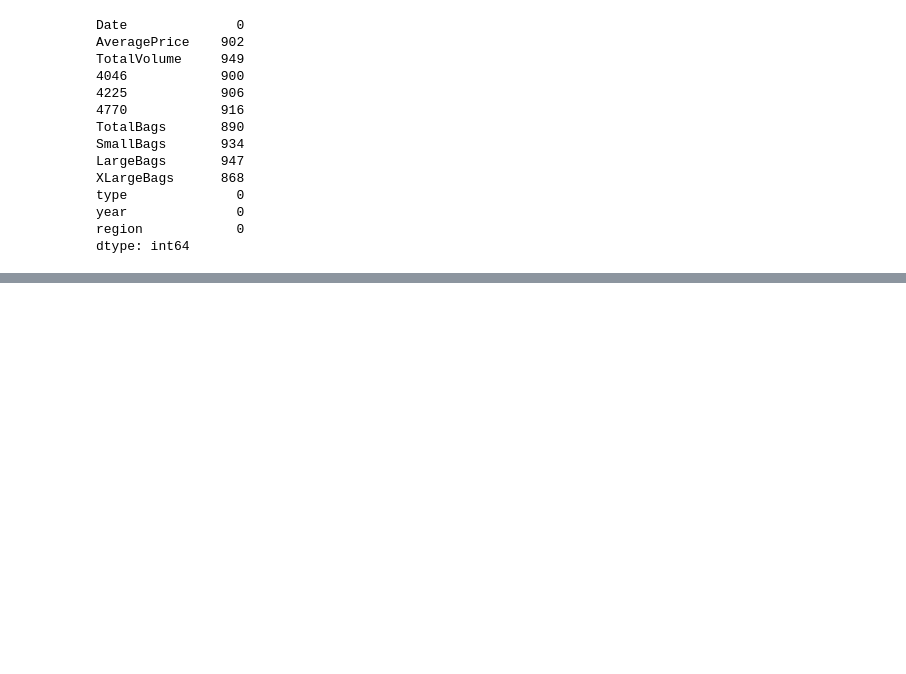
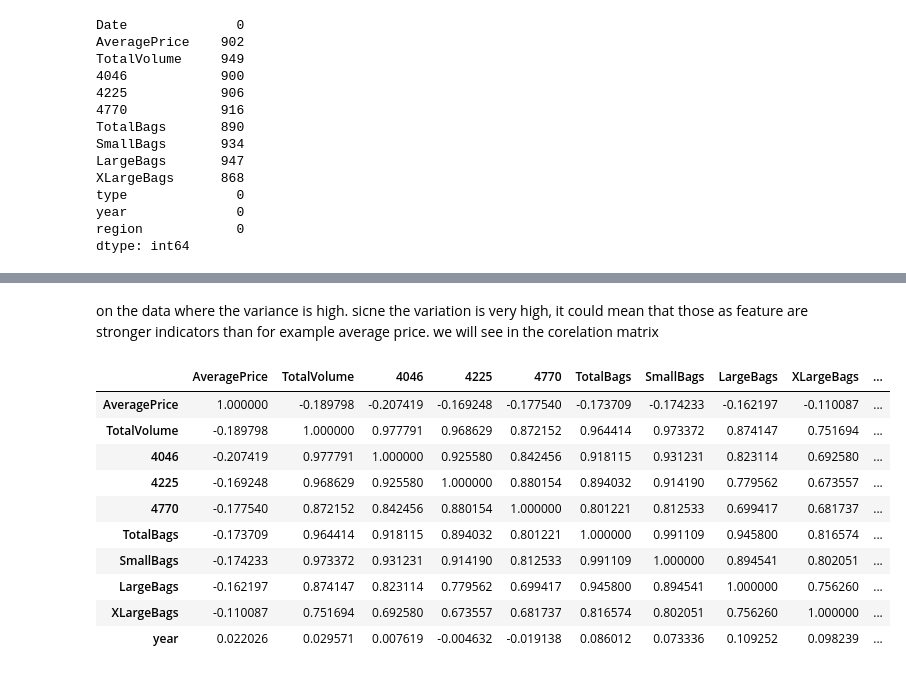
Before and after one commit to valiantlynx/pattern-recognition, a Jupyter notebook: notebooks/01 Excercise 1.ipynb, the cells around one changed output, grey strips where cells are left out. Cells and saved outputs as stored; diff of their text form; code cells hidden in the pictures; blank space fills up the shorter version.

```diff
--- a/notebooks/01 Excercise 1.ipynb
+++ b/notebooks/01 Excercise 1.ipynb
@@ -144,3 +144,19 @@ desc
 | max | 3.250000 | 6.371614e+07 | 2.274362e+07 | 2.047057e+07 | 2.546439e+06 | 2.347299e+07 | 1.543625e+07 | 7.864297e+06 | 844929.830000 | ... |
 | Coefficient of Variation (%) | 27.540891 | 4.069319e+02 | 4.321886e+02 | 4.088332e+02 | 4.659181e+02 | 4.178938e+02 | 4.092386e+02 | 4.724790e+02 | 585.760726 | ... |
 | Variance (%) | 7.585007 | 1.655936e+03 | 1.867870e+03 | 1.671446e+03 | 2.170797e+03 | 1.746353e+03 | 1.674763e+03 | 2.232364e+03 | 3431.156286 | ... |
+# %% [markdown]
+on the data where the variance is high. sicne the variation is very high, it could mean that those as feature are stronger indicators than for example average price. we will see in the corelation matrix
+# %%
+numeric_df.corr()
+# %% [output]
+|  | AveragePrice | TotalVolume | 4046 | 4225 | 4770 | TotalBags | SmallBags | LargeBags | XLargeBags | ... |
+| AveragePrice | 1.000000 | -0.189798 | -0.207419 | -0.169248 | -0.177540 | -0.173709 | -0.174233 | -0.162197 | -0.110087 | ... |
+| TotalVolume | -0.189798 | 1.000000 | 0.977791 | 0.968629 | 0.872152 | 0.964414 | 0.973372 | 0.874147 | 0.751694 | ... |
+| 4046 | -0.207419 | 0.977791 | 1.000000 | 0.925580 | 0.842456 | 0.918115 | 0.931231 | 0.823114 | 0.692580 | ... |
+| 4225 | -0.169248 | 0.968629 | 0.925580 | 1.000000 | 0.880154 | 0.894032 | 0.914190 | 0.779562 | 0.673557 | ... |
+| 4770 | -0.177540 | 0.872152 | 0.842456 | 0.880154 | 1.000000 | 0.801221 | 0.812533 | 0.699417 | 0.681737 | ... |
+| TotalBags | -0.173709 | 0.964414 | 0.918115 | 0.894032 | 0.801221 | 1.000000 | 0.991109 | 0.945800 | 0.816574 | ... |
+| SmallBags | -0.174233 | 0.973372 | 0.931231 | 0.914190 | 0.812533 | 0.991109 | 1.000000 | 0.894541 | 0.802051 | ... |
+| LargeBags | -0.162197 | 0.874147 | 0.823114 | 0.779562 | 0.699417 | 0.945800 | 0.894541 | 1.000000 | 0.756260 | ... |
+| XLargeBags | -0.110087 | 0.751694 | 0.692580 | 0.673557 | 0.681737 | 0.816574 | 0.802051 | 0.756260 | 1.000000 | ... |
+| year | 0.022026 | 0.029571 | 0.007619 | -0.004632 | -0.019138 | 0.086012 | 0.073336 | 0.109252 | 0.098239 | ... |
```
Also changed, not shown: parts of 1 cell of this notebook, 2 other files.
